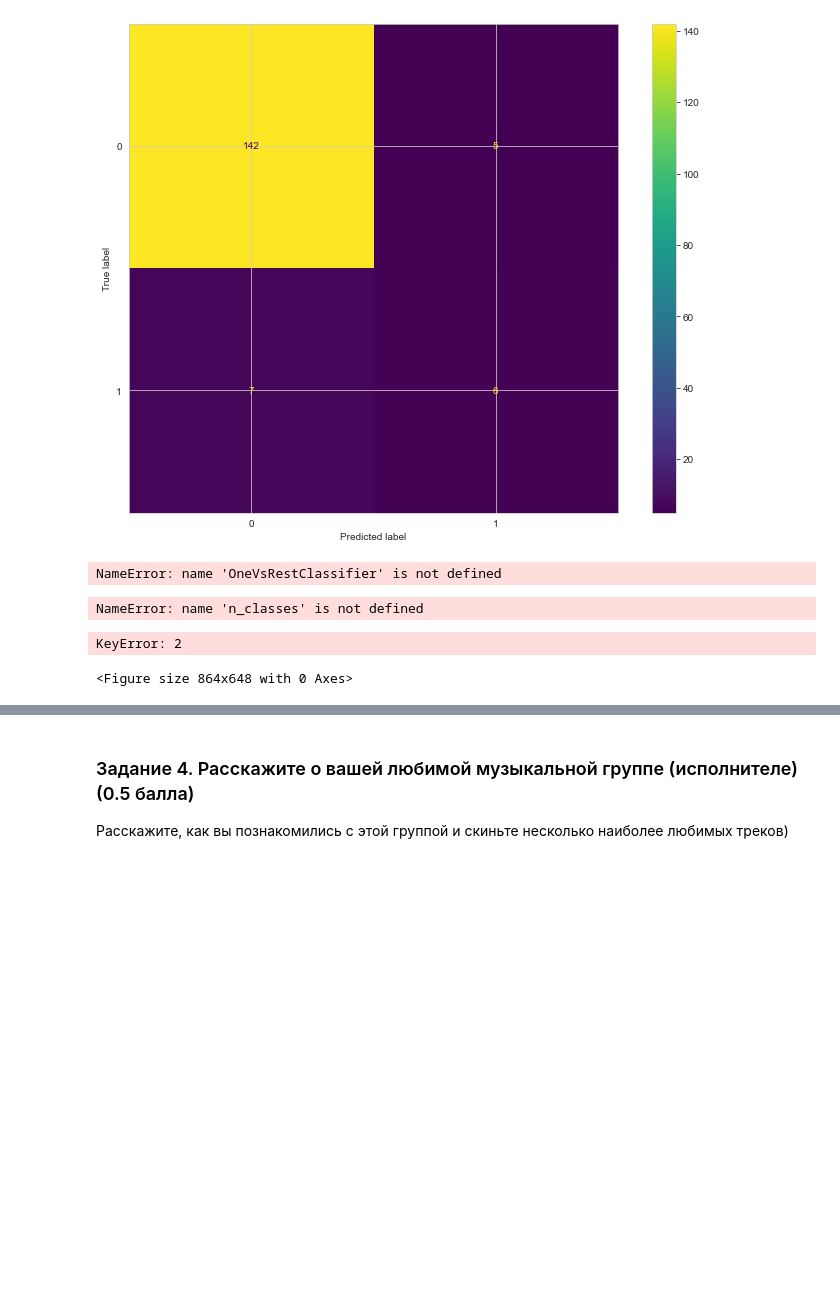
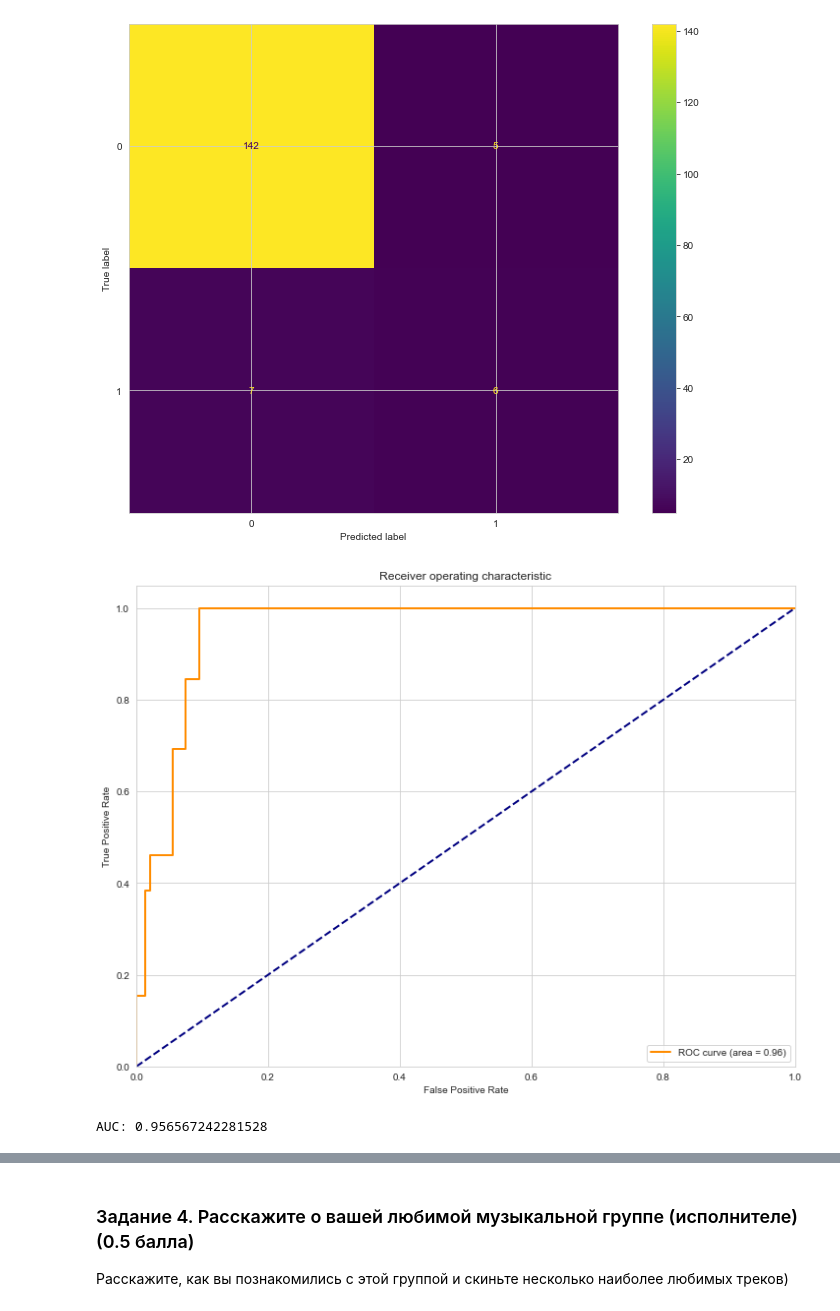
Before and after one commit to OxanaKolpakova/BI_ML_2021, a Jupyter notebook: lesson_2_linmodels_GD/homework/Linear_models.ipynb, the cells around one changed output, grey strips where cells are left out. Cells and saved outputs as stored; diff of their text form; code cells hidden in the pictures; blank space fills up the shorter version.

```diff
--- a/lesson_2_linmodels_GD/homework/Linear_models.ipynb
+++ b/lesson_2_linmodels_GD/homework/Linear_models.ipynb
@@ -682,44 +683,37 @@ plot_confusion_matrix(model, X_test_scaled, y_test)
 <sklearn.metrics._plot.confusion_matrix.ConfusionMatrixDisplay at 0x...>
 [figure]
 # %%
-classifier = OneVsRestClassifier(
-    svm.SVC(kernel="linear", probability=True, random_state=random_state)
-)
+classifier = OneVsRestClassifier(model)
 y_score = classifier.fit(X_train, y_train).decision_function(X_test)
-# %% [output]
-NameError: name 'OneVsRestClassifier' is not defined
 # %%
 # Compute ROC curve and ROC area for each class
 fpr = dict()
 tpr = dict()
 roc_auc = dict()
-for i in range(n_classes):
-    fpr[i], tpr[i], _ = roc_curve(y_test[:, i], y_score[:, i])
-    roc_auc[i] = auc(fpr[i], tpr[i])
-
-# Compute micro-average ROC curve and ROC area
-fpr["micro"], tpr["micro"], _ = roc_curve(y_test.ravel(), y_score.ravel())
-roc_auc["micro"] = auc(fpr["micro"], tpr["micro"])
+fpr, tpr, _ = roc_curve(y_test, y_score)
+roc_auc = auc(fpr, tpr)
-# %% [output]
-NameError: name 'n_classes' is not defined
 # %%
 plt.figure()
 lw = 2
 plt.plot(
-    fpr[2],
-    tpr[2],
+    fpr,
+    tpr,
     color="darkorange",
     lw=lw,
-    label="ROC curve (area = %0.2f)" % roc_auc[2],
+    label="ROC curve (area = %0.2f)" % roc_auc,
 )
 plt.plot([0, 1], [0, 1], color="navy", lw=lw, linestyle="--")
 plt.xlim([0.0, 1.0])
 plt.ylim([0.0, 1.05])
 plt.xlabel("False Positive Rate")
 plt.ylabel("True Positive Rate")
-plt.title("Receiver operating characteristic example")
+plt.title("Receiver operating characteristic")
 plt.legend(loc="lower right")
 plt.show()
 # %% [output]
-KeyError: 2
-<Figure size 864x648 with 0 Axes>
+[figure, added]
+# %%
+AUC = roc_auc_score(y_test, classifier.decision_function(X_test))
+print('AUC:', AUC)
+# %% [output]
+AUC: 0.956567242281528
```
Also changed, not shown: parts of 7 cells of this notebook.
